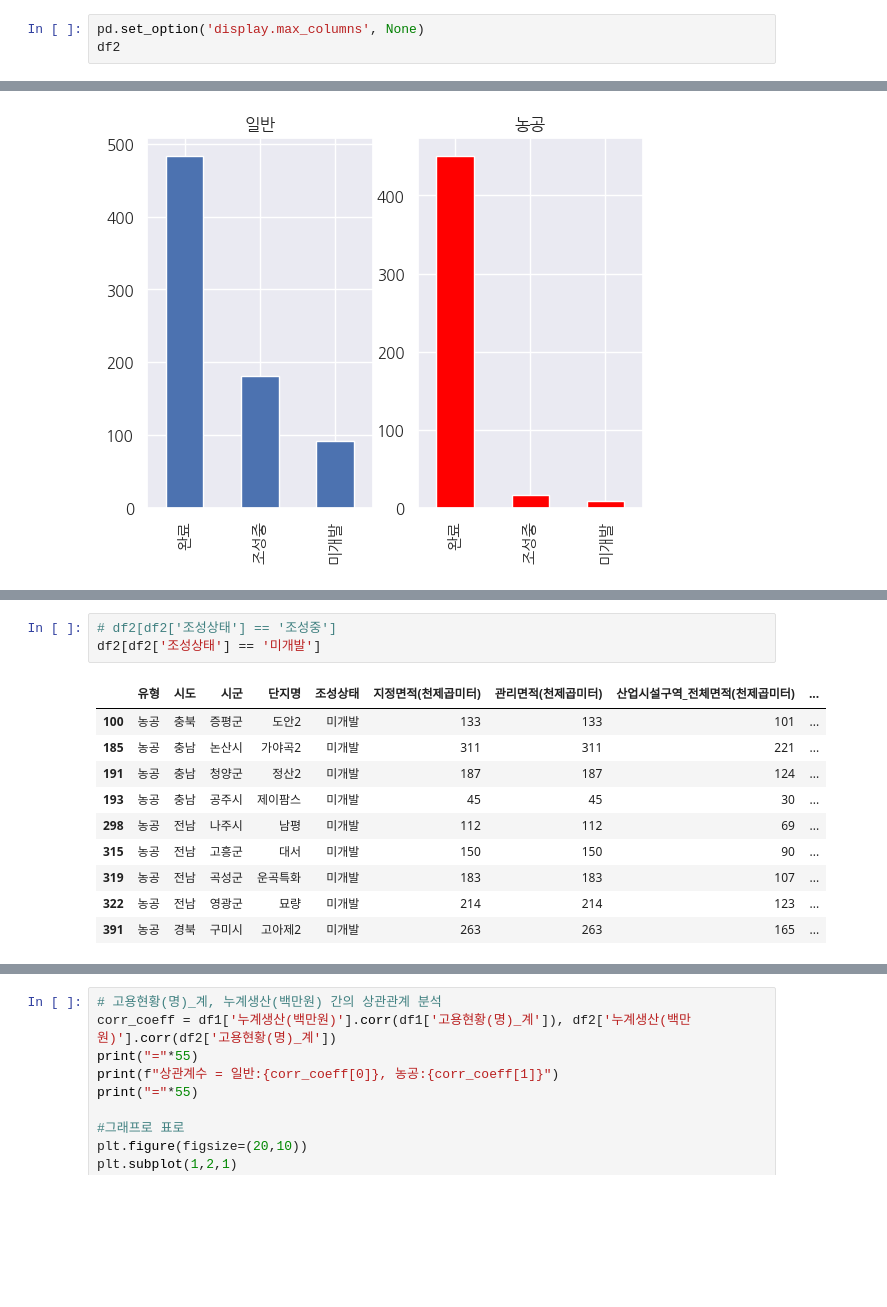
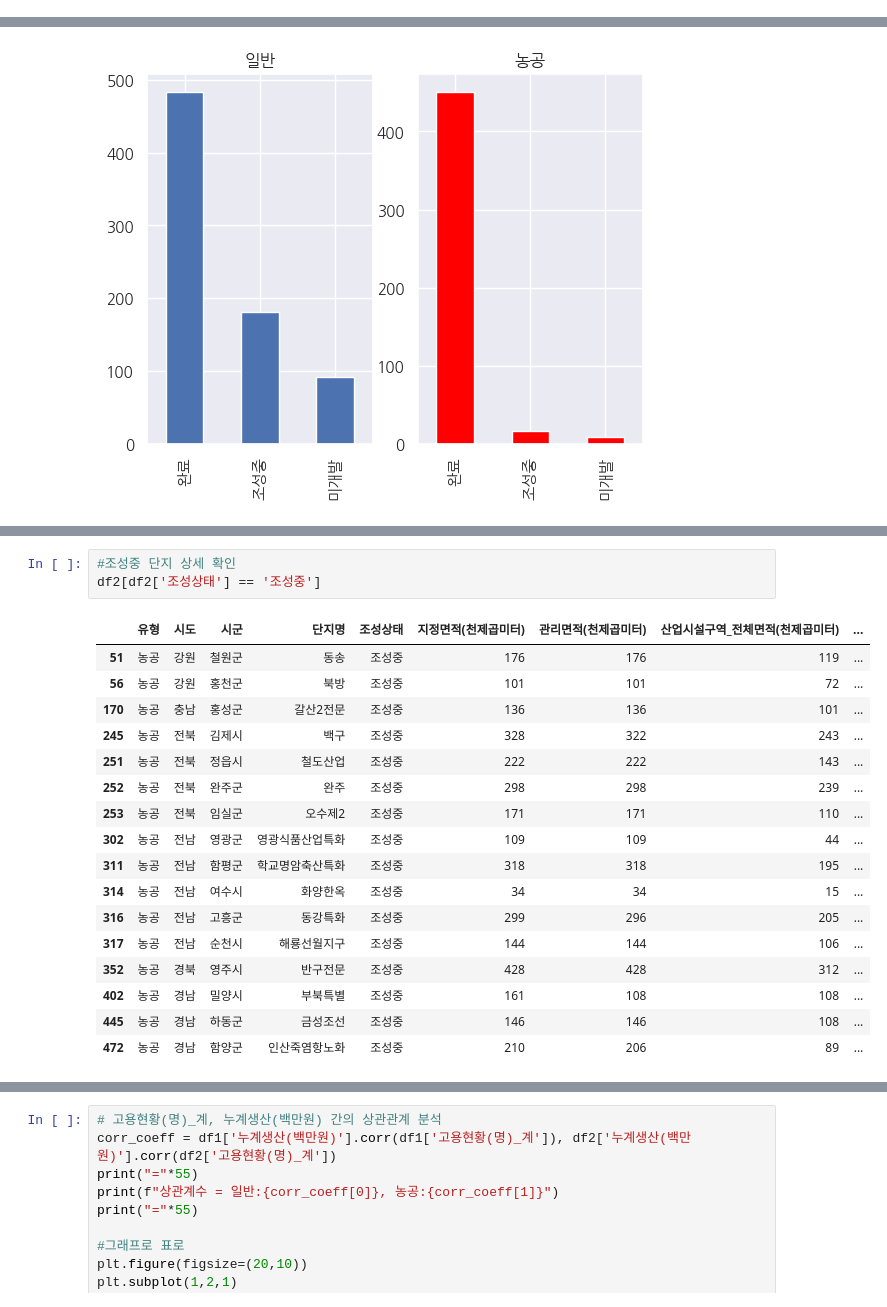
Before and after one commit to ben8169/Project, a Jupyter notebook: 한국산업단지공단_데이터분석/데분기 팀프로젝트_준최종.ipynb, the cells around one changed output, grey strips where cells are left out. Cells and saved outputs as stored; diff of their text form; blank space fills up the shorter version.

```diff
--- a/한국산업단지공단_데이터분석/데분기 팀프로젝트.ipynb
+++ b/한국산업단지공단_데이터분석/데분기 팀프로젝트_준최종.ipynb
@@ -106,6 +136,3 @@ df1
 | 754 | 일반 | 경남 | 거창군 | 거창첨단 | 미개발 | 304 | 304 | 192 | ... |
 | 755 | 일반 | 제주 | 제주시 | 용암해수 | 완료 | 197 | 197 | 88 | ... |
 756 rows × 19 columns
-# %%
-pd.set_option('display.max_columns', None)
-df2
@@ -271,16 +287,23 @@ print(f"농공-미개발 {'='*50}\n{df2_1['시군'].unique()}")
 농공-미개발 ==================================================
 ['증평군' '논산시' '청양군' '공주시' '나주시' '고흥군' '곡성군' '영광군' '구미시']
 # %%
-# df2[df2['조성상태'] == '조성중']
-df2[df2['조성상태'] == '미개발']
+#조성중 단지 상세 확인
+df2[df2['조성상태'] == '조성중']
 # %% [output]
 |  | 유형 | 시도 | 시군 | 단지명 | 조성상태 | 지정면적(천제곱미터) | 관리면적(천제곱미터) | 산업시설구역_전체면적(천제곱미터) | ... |
-| 100 | 농공 | 충북 | 증평군 | 도안2 | 미개발 | 133 | 133 | 101 | ... |
-| 185 | 농공 | 충남 | 논산시 | 가야곡2 | 미개발 | 311 | 311 | 221 | ... |
-| 191 | 농공 | 충남 | 청양군 | 정산2 | 미개발 | 187 | 187 | 124 | ... |
-| 193 | 농공 | 충남 | 공주시 | 제이팜스 | 미개발 | 45 | 45 | 30 | ... |
-| 298 | 농공 | 전남 | 나주시 | 남평 | 미개발 | 112 | 112 | 69 | ... |
-| 315 | 농공 | 전남 | 고흥군 | 대서 | 미개발 | 150 | 150 | 90 | ... |
-| 319 | 농공 | 전남 | 곡성군 | 운곡특화 | 미개발 | 183 | 183 | 107 | ... |
-| 322 | 농공 | 전남 | 영광군 | 묘량 | 미개발 | 214 | 214 | 123 | ... |
-| 391 | 농공 | 경북 | 구미시 | 고아제2 | 미개발 | 263 | 263 | 165 | ... |
+| 51 | 농공 | 강원 | 철원군 | 동송 | 조성중 | 176 | 176 | 119 | ... |
+| 56 | 농공 | 강원 | 홍천군 | 북방 | 조성중 | 101 | 101 | 72 | ... |
+| 170 | 농공 | 충남 | 홍성군 | 갈산2전문 | 조성중 | 136 | 136 | 101 | ... |
+| 245 | 농공 | 전북 | 김제시 | 백구 | 조성중 | 328 | 322 | 243 | ... |
+| 251 | 농공 | 전북 | 정읍시 | 철도산업 | 조성중 | 222 | 222 | 143 | ... |
+| 252 | 농공 | 전북 | 완주군 | 완주 | 조성중 | 298 | 298 | 239 | ... |
+| 253 | 농공 | 전북 | 임실군 | 오수제2 | 조성중 | 171 | 171 | 110 | ... |
+| 302 | 농공 | 전남 | 영광군 | 영광식품산업특화 | 조성중 | 109 | 109 | 44 | ... |
+| 311 | 농공 | 전남 | 함평군 | 학교명암축산특화 | 조성중 | 318 | 318 | 195 | ... |
+| 314 | 농공 | 전남 | 여수시 | 화양한옥 | 조성중 | 34 | 34 | 15 | ... |
+| 316 | 농공 | 전남 | 고흥군 | 동강특화 | 조성중 | 299 | 296 | 205 | ... |
+| 317 | 농공 | 전남 | 순천시 | 해룡선월지구 | 조성중 | 144 | 144 | 106 | ... |
+| 352 | 농공 | 경북 | 영주시 | 반구전문 | 조성중 | 428 | 428 | 312 | ... |
+| 402 | 농공 | 경남 | 밀양시 | 부북특별 | 조성중 | 161 | 108 | 108 | ... |
+| 445 | 농공 | 경남 | 하동군 | 금성조선 | 조성중 | 146 | 146 | 108 | ... |
+| 472 | 농공 | 경남 | 함양군 | 인산죽염항노화 | 조성중 | 210 | 206 | 89 | ... |
```
Also changed, not shown: parts of 37 cells of this notebook.
